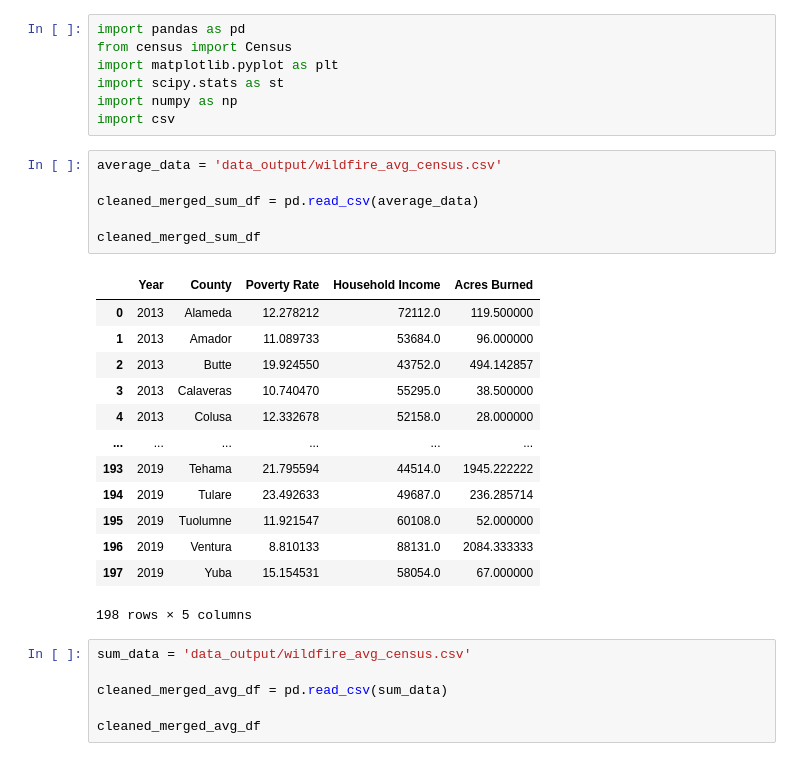
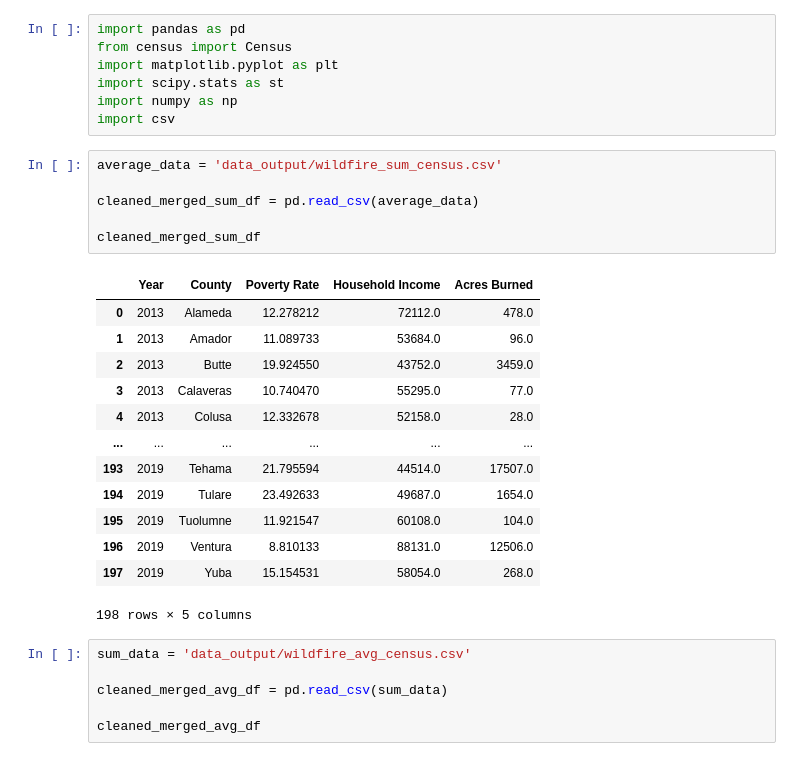
Before and after one commit to KeSavanh/Project_1, a Jupyter notebook: Main/Analysis.ipynb, the cells around one changed output. Drawn from its saved outputs; the diff is of its cells as text.

```diff
--- a/Main/Analysis.ipynb
+++ b/Main/Analysis.ipynb
@@ -207,24 +207,24 @@ import scipy.stats as st
 import numpy as np
 import csv
 # %%
-average_data = 'data_output/wildfire_avg_census.csv'
+average_data = 'data_output/wildfire_sum_census.csv'
 
 cleaned_merged_sum_df = pd.read_csv(average_data)
 
 cleaned_merged_sum_df
 # %% [output]
 |  | Year | County | Poverty Rate | Household Income | Acres Burned |
-| 0 | 2013 | Alameda | 12.278212 | 72112.0 | 119.500000 |
-| 1 | 2013 | Amador | 11.089733 | 53684.0 | 96.000000 |
-| 2 | 2013 | Butte | 19.924550 | 43752.0 | 494.142857 |
-| 3 | 2013 | Calaveras | 10.740470 | 55295.0 | 38.500000 |
-| 4 | 2013 | Colusa | 12.332678 | 52158.0 | 28.000000 |
+| 0 | 2013 | Alameda | 12.278212 | 72112.0 | 478.0 |
+| 1 | 2013 | Amador | 11.089733 | 53684.0 | 96.0 |
+| 2 | 2013 | Butte | 19.924550 | 43752.0 | 3459.0 |
+| 3 | 2013 | Calaveras | 10.740470 | 55295.0 | 77.0 |
+| 4 | 2013 | Colusa | 12.332678 | 52158.0 | 28.0 |
 | ... | ... | ... | ... | ... | ... |
-| 193 | 2019 | Tehama | 21.795594 | 44514.0 | 1945.222222 |
-| 194 | 2019 | Tulare | 23.492633 | 49687.0 | 236.285714 |
-| 195 | 2019 | Tuolumne | 11.921547 | 60108.0 | 52.000000 |
-| 196 | 2019 | Ventura | 8.810133 | 88131.0 | 2084.333333 |
-| 197 | 2019 | Yuba | 15.154531 | 58054.0 | 67.000000 |
+| 193 | 2019 | Tehama | 21.795594 | 44514.0 | 17507.0 |
+| 194 | 2019 | Tulare | 23.492633 | 49687.0 | 1654.0 |
+| 195 | 2019 | Tuolumne | 11.921547 | 60108.0 | 104.0 |
+| 196 | 2019 | Ventura | 8.810133 | 88131.0 | 12506.0 |
+| 197 | 2019 | Yuba | 15.154531 | 58054.0 | 268.0 |
 198 rows × 5 columns
 # %%
 sum_data = 'data_output/wildfire_avg_census.csv'
```
Also changed, not shown: parts of 9 cells of this notebook.
